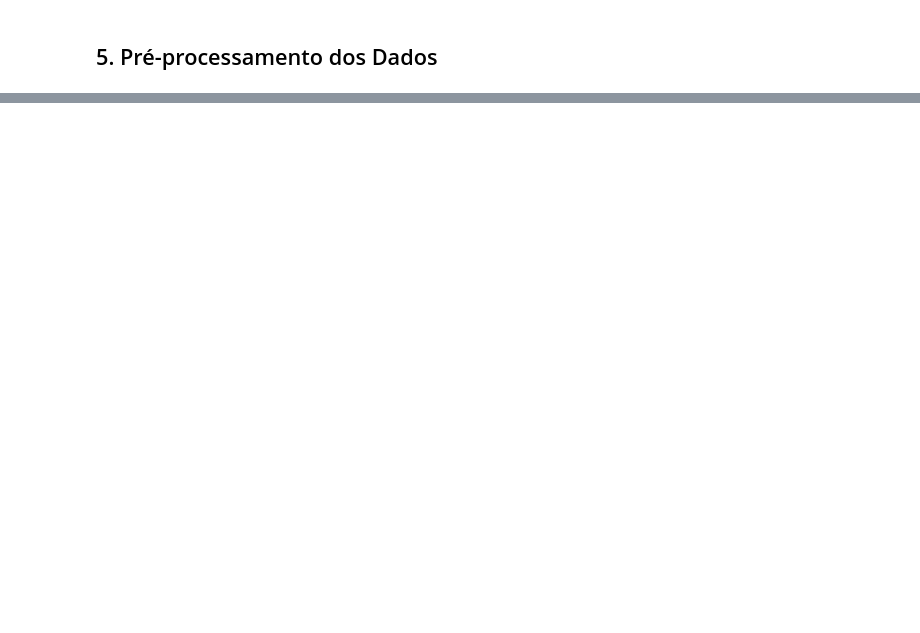
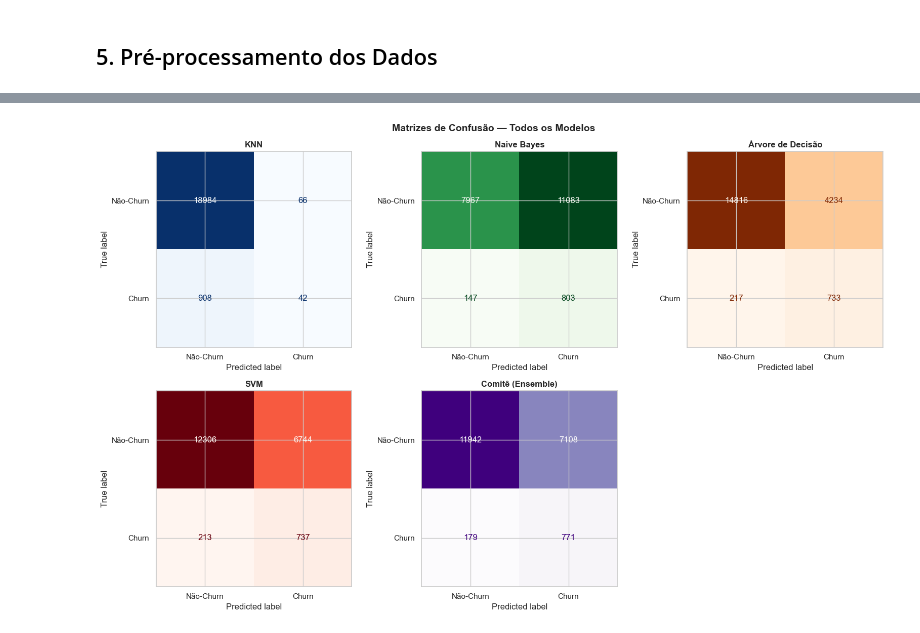
Before and after one commit to viniciusiandoli7/a3-telecom-churn, a Jupyter notebook: A3_Telecom_Churn.ipynb, the cells around one changed output, grey strips where cells are left out. Cells and saved outputs as stored; diff of their text form; code cells hidden in the pictures; blank space fills up the shorter version.

```diff
--- a/A3_Telecom_Churn.ipynb
+++ b/A3_Telecom_Churn.ipynb
@@ -693,0 +723,30 @@ A análise demonstra que modelos ensemble são especialmente valiosos em problem
+# %%
+# ============================================================
+# 8.3  MATRIZES DE CONFUSÃO — TODOS OS MODELOS
+# ============================================================
+fig, axes = plt.subplots(2, 3, figsize=(16, 10))
+fig.suptitle('Matrizes de Confusão — Todos os Modelos', fontsize=14, fontweight='bold')
+
+axes_flat = axes.flatten()
+for ax in axes_flat[5:]:
+    ax.set_visible(False)
+
+preds_lista = [
+    ("KNN",               pred_knn,    'Blues'),
+    ("Naive Bayes",       pred_nb,     'Greens'),
+    ("Árvore de Decisão", pred_dtree,  'Oranges'),
+    ("SVM",               pred_svm,    'Reds'),
+    ("Comitê (Ensemble)", pred_comite, 'Purples'),
+]
+
+for i, (nome, pred, cmap) in enumerate(preds_lista):
+    cm   = confusion_matrix(y_test, pred)
+    disp = ConfusionMatrixDisplay(confusion_matrix=cm,
+                                  display_labels=['Não-Churn', 'Churn'])
+    disp.plot(ax=axes_flat[i], colorbar=False, cmap=cmap)
+    axes_flat[i].set_title(nome, fontweight='bold')
+
+plt.tight_layout()
+plt.show()
+# %% [output]
+[figure, added]
```
Also changed, not shown: parts of 46 cells of this notebook.
